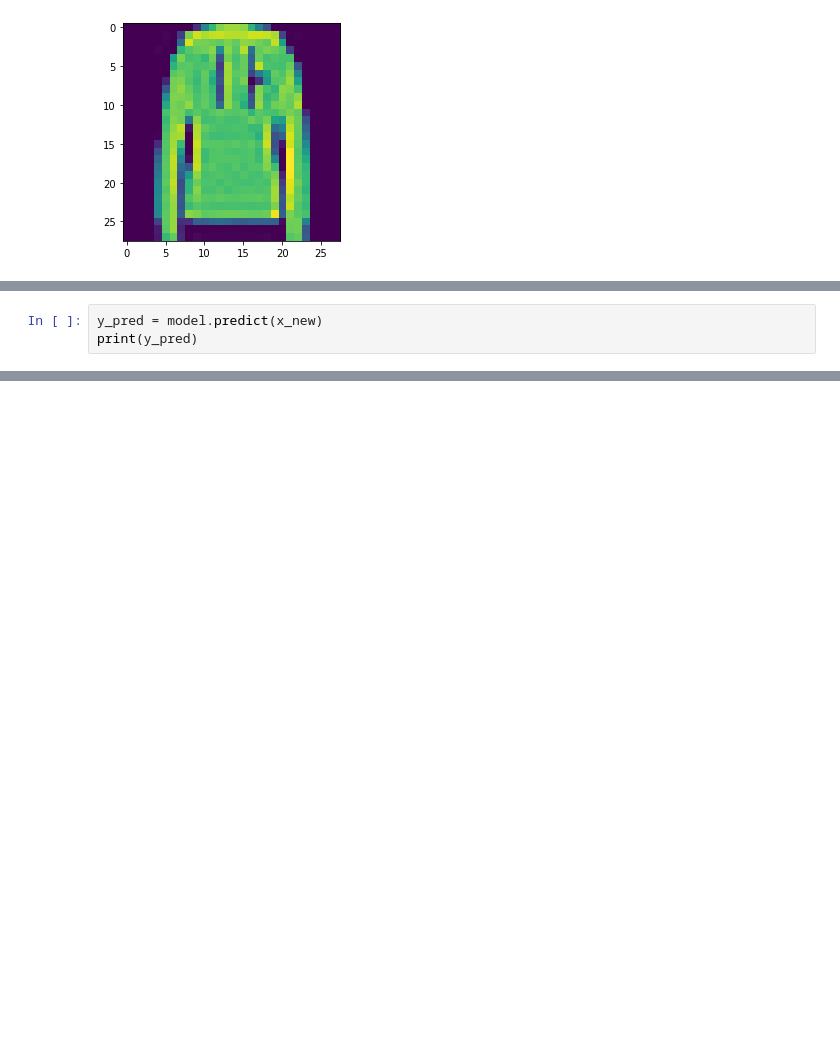
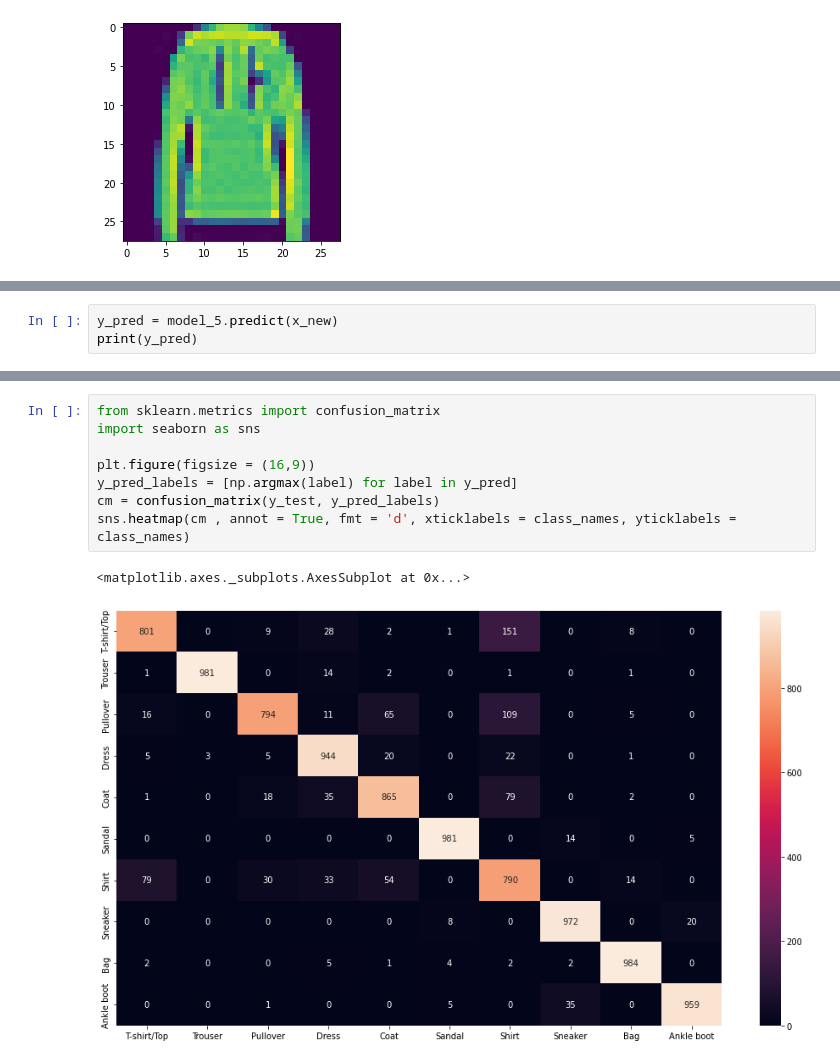
Before and after one commit to Leandro-Braga/Estudo_de_Caso, a Jupyter notebook: Atividade_Leandro_Neural_Network.ipynb, the cells around one changed output, grey strips where cells are left out. Saved outputs shown, nothing was run; the diff lists cells and outputs as text; blank space fills up the shorter version.

```diff
--- a/Atividade_Leandro_Neural_Network.ipynb
+++ b/Atividade_Leandro_Neural_Network.ipynb
@@ -866,6 +966,6 @@ Trainable params: 266,610
 Non-trainable params: 0
 _________________________________________________________________
 # %%
-y_pred = model.predict(x_new)
+y_pred = model_5.predict(x_new)
 print(y_pred)
 # %% [output]
@@ -884,0 +993,11 @@ print(y_pred)
+# %%
+from sklearn.metrics import confusion_matrix
+import seaborn as sns
+
+plt.figure(figsize = (16,9))
+y_pred_labels = [np.argmax(label) for label in y_pred]
+cm = confusion_matrix(y_test, y_pred_labels)
+sns.heatmap(cm , annot = True, fmt = 'd', xticklabels = class_names, yticklabels = class_names)
+# %% [output]
+<matplotlib.axes._subplots.AxesSubplot at 0x...>
+[figure, added]
```
Also changed, not shown: parts of 24 cells of this notebook.
